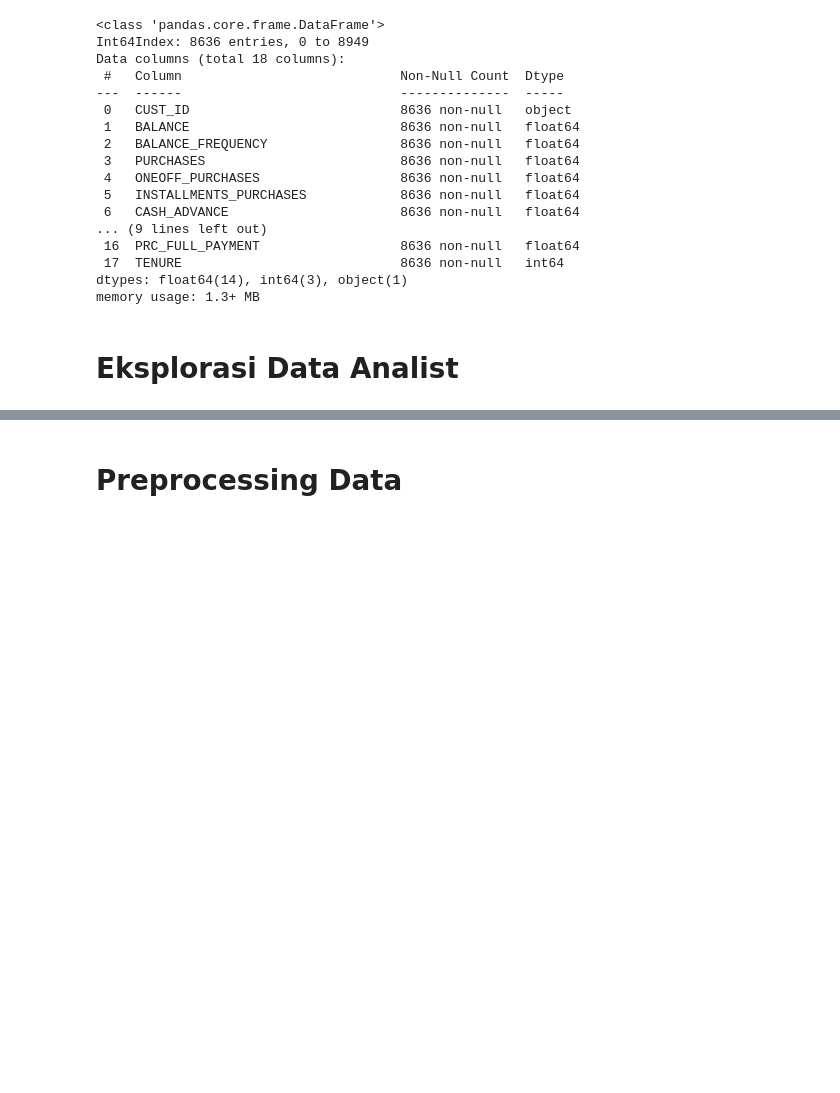
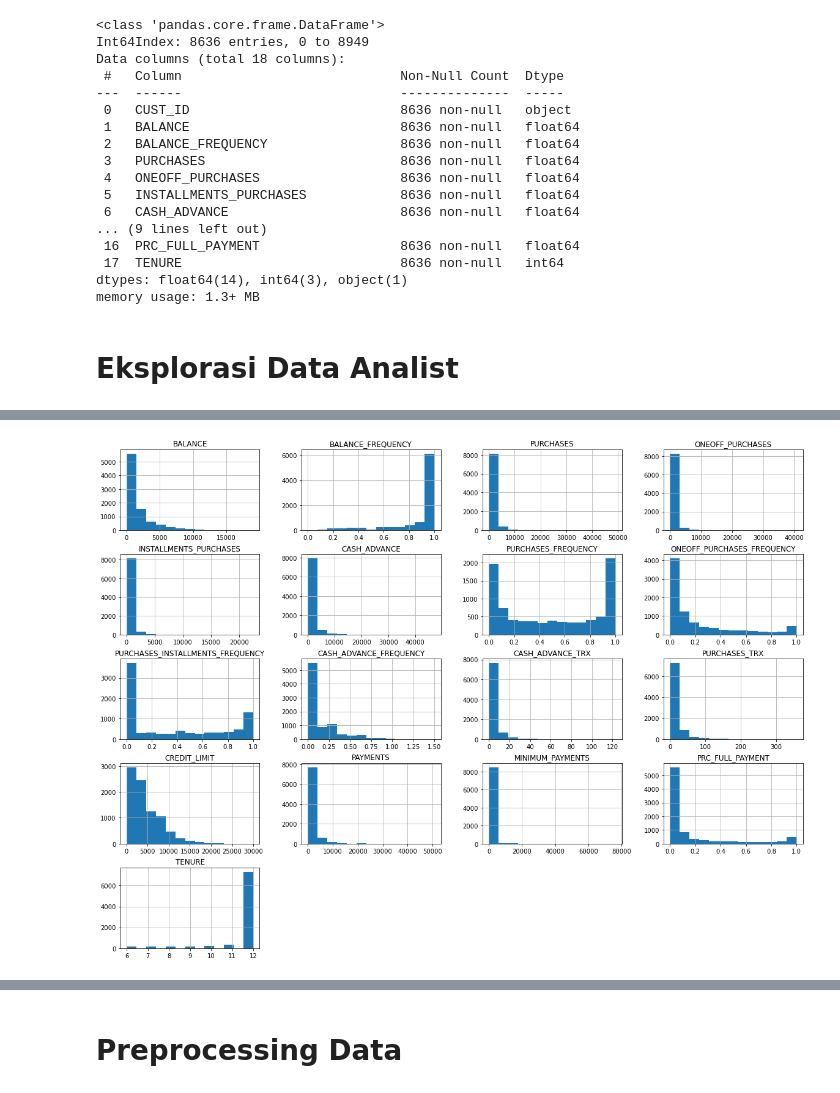
Before and after one commit to tassyirifiyya/ProjectHacktiv8-Kelp1, a Jupyter notebook: PYTN_KampusMerdeka_FP4_Hacktiv8.ipynb, the cells around one changed output, grey strips where cells are left out. Drawn from its saved outputs; the diff is of its cells as text; code cells hidden in the pictures; blank space fills up the shorter version.

```diff
--- a/PYTN_KampusMerdeka_FP4_Hacktiv8.ipynb
+++ b/PYTN_KampusMerdeka_FP4_Hacktiv8.ipynb
@@ -273,0 +284,4 @@ memory usage: 1.3+ MB
+# %%
+df.hist(bins=13, figsize=(20, 15), layout=(5, 4));
+# %% [output]
+[figure, added]
```
Also changed, not shown: parts of 15 cells of this notebook.
